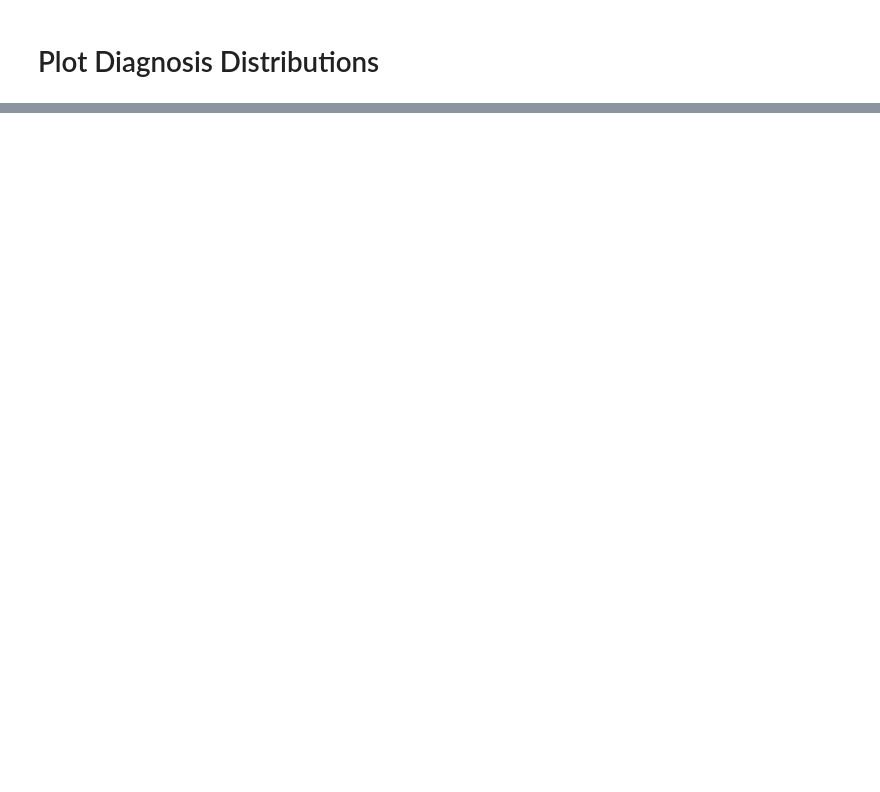
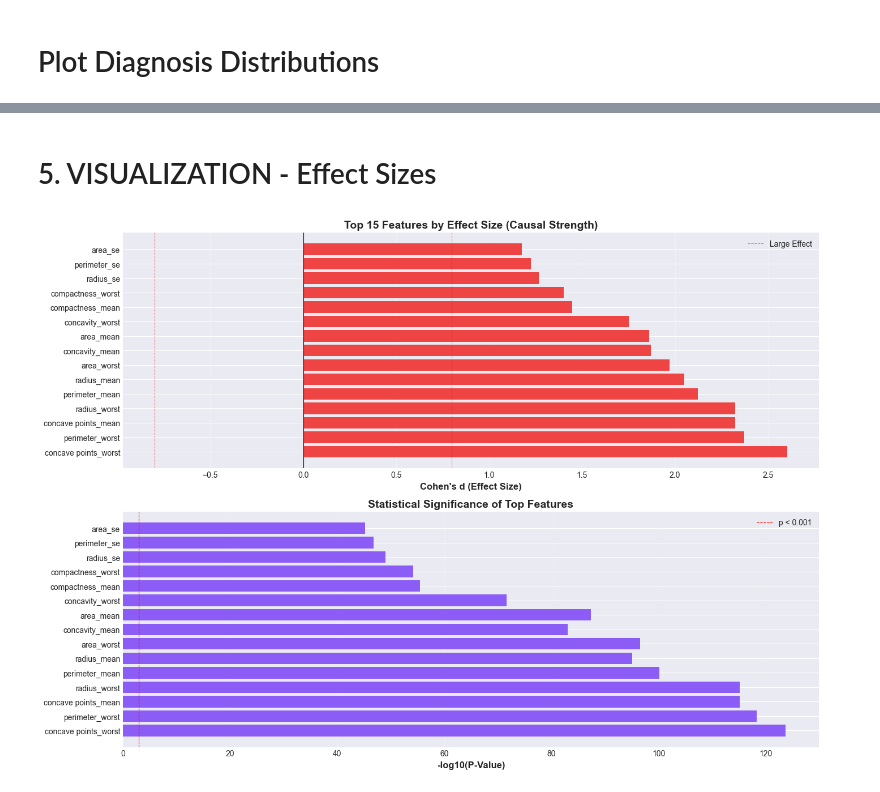
Before and after one commit to Desmondonam/Causality, a Jupyter notebook: notebooks/EDA.ipynb, the cells around one changed output, grey strips where cells are left out. Cells and saved outputs as stored; diff of their text form; code cells hidden in the pictures; blank space fills up the shorter version.

Commit message:
complete EDA for the analysis, with working codes

```diff
--- a/notebooks/EDA.ipynb
+++ b/notebooks/EDA.ipynb
@@ -109 +230,4 @@ import causalgraphicalmodels
 # %%
+# Remove unnecessary columns
+if 'Unnamed: 32' in df.columns:
+    df = df.drop('Unnamed: 32', axis=1)
@@ -111,0 +249,9 @@ import causalgraphicalmodels
+# %%
+# Separate data by diagnosis
+malignant = df[df['diagnosis'] == 'M']
+benign = df[df['diagnosis'] == 'B']
+
+# Get all numeric features
+numeric_features = df.select_dtypes(include=[np.number]).columns.tolist()
+if 'id' in numeric_features:
+    numeric_features.remove('id')
@@ -111,0 +300,4 @@ import causalgraphicalmodels
+# %%
+# Create DataFrame and sort by effect size
+causal_df = pd.DataFrame(causal_analysis)
+causal_df = causal_df.sort_values('Cohens_d', key=abs, ascending=False)
@@ -111,0 +325,35 @@ import causalgraphicalmodels
+# %% [markdown]
+# 5. VISUALIZATION - Effect Sizes
+# %%
+# Plot top 15 features by effect size
+top_15 = causal_df.head(15)
+
+fig, axes = plt.subplots(2, 1, figsize=(14, 10))
+
+# Effect size plot
+colors_effect = ['#ef4444' if x > 0 else '#10b981' for x in top_15['Cohens_d']]
+axes[0].barh(range(len(top_15)), top_15['Cohens_d'], color=colors_effect)
+axes[0].set_yticks(range(len(top_15)))
+axes[0].set_yticklabels(top_15['Feature'])
+axes[0].set_xlabel("Cohen's d (Effect Size)", fontsize=12, fontweight='bold')
+axes[0].set_title("Top 15 Features by Effect Size (Causal Strength)", fontsize=14, fontweight='bold')
+axes[0].axvline(x=0, color='black', linestyle='-', linewidth=0.8)
+axes[0].axvline(x=0.8, color='red', linestyle='--', linewidth=0.8, alpha=0.5, label='Large Effect')
+axes[0].axvline(x=-0.8, color='red', linestyle='--', linewidth=0.8, alpha=0.5)
+axes[0].legend()
+axes[0].grid(axis='x', alpha=0.3)
+
+# P-value significance plot
+axes[1].barh(range(len(top_15)), -np.log10(top_15['P_Value']), color='#8b5cf6')
+axes[1].set_yticks(range(len(top_15)))
+axes[1].set_yticklabels(top_15['Feature'])
+axes[1].set_xlabel("-log10(P-Value)", fontsize=12, fontweight='bold')
+axes[1].set_title("Statistical Significance of Top Features", fontsize=14, fontweight='bold')
+axes[1].axvline(x=3, color='red', linestyle='--', linewidth=0.8, label='p < 0.001')
+axes[1].legend()
+axes[1].grid(axis='x', alpha=0.3)
+
+plt.tight_layout()
+plt.show()
+# %% [output]
+[figure, added]
```
Also changed, not shown: parts of 35 cells of this notebook, 3 other files.
